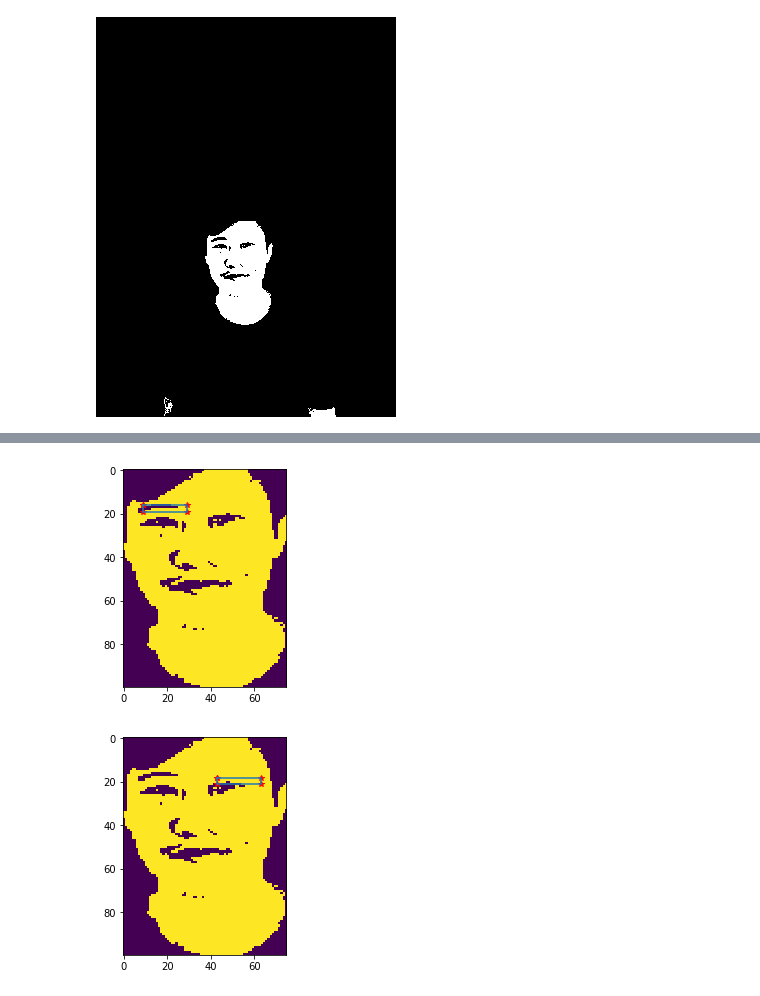
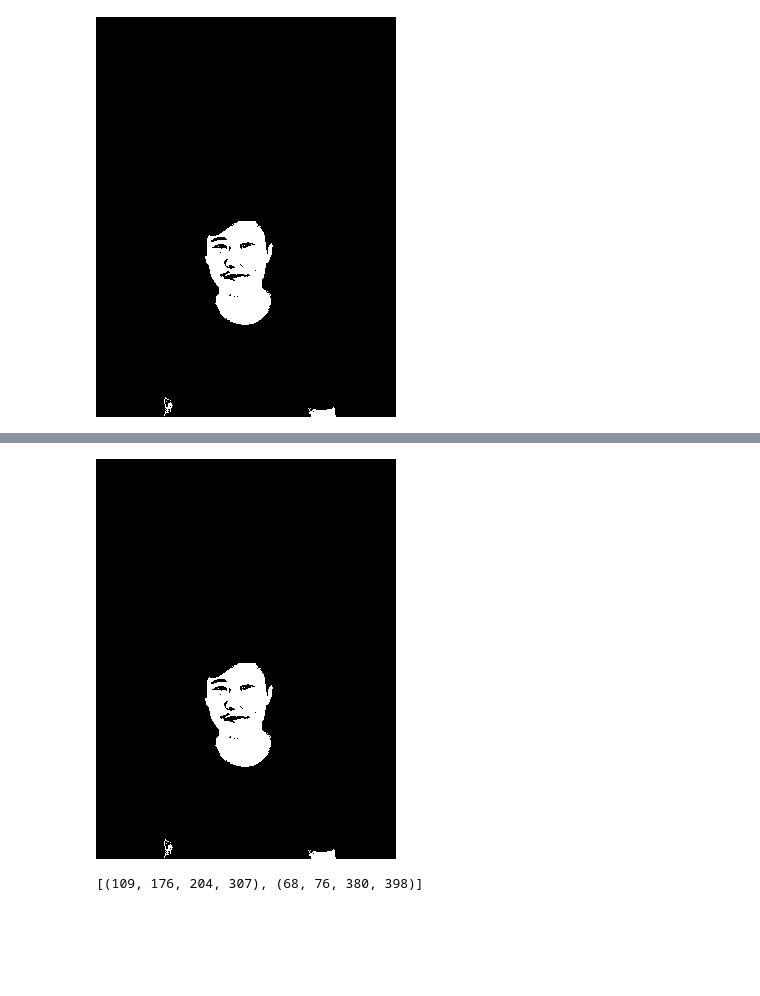
Before and after one commit to agusgun/IF4073-Pengcit, a Jupyter notebook: notebooks/Haar like features.ipynb, the cells around one changed output, grey strips where cells are left out. Saved outputs shown, nothing was run; the diff lists cells and outputs as text; code cells hidden in the pictures; blank space fills up the shorter version.

```diff
--- a/notebooks/Haar like features.ipynb
+++ b/notebooks/Haar like features.ipynb
@@ -302,16 +290,0 @@ def find_left_eyelash(image_face_arr, left_eye_left, left_eye_top, left_eye_righ
-# %%
-left_eyelash_position = find_left_eyelash(image_face_arr, left_eye_left_position, left_eye_top_position, left_eye_right_position)
-left_eyelash_left_position = left_eyelash_position[0][0]
-left_eyelash_top_position = left_eyelash_position[0][1]
-left_eyelash_right_position = left_eyelash_position[1][0]
-left_eyelash_bottom_position = left_eyelash_position[1][1]
-
-x = [left_eyelash_left_position, left_eyelash_right_position, left_eyelash_right_position, left_eyelash_left_position, left_eyelash_left_position]
-y = [left_eyelash_top_position, left_eyelash_top_position, left_eyelash_bottom_position, left_eyelash_bottom_position, left_eyelash_top_position]
-
-imshow(image_face_arr)
-plot(x, y, 'r*')
-plot(x, y)
-show()
-# %% [output]
-[figure, removed]
@@ -342,16 +291,8 @@ def find_right_eyelash(image_face_arr, right_eye_left, right_eye_top, right_eye_
-# %%
-right_eyelash_position = find_right_eyelash(image_face_arr, right_eye_left_position, right_eye_top_position, right_eye_right_position)
-right_eyelash_left_position = right_eyelash_position[0][0]
-right_eyelash_top_position = right_eyelash_position[0][1]
-right_eyelash_right_position = right_eyelash_position[1][0]
-right_eyelash_bottom_position = right_eyelash_position[1][1]
-
-x = [right_eyelash_left_position, right_eyelash_right_position, right_eyelash_right_position, right_eyelash_left_position, right_eyelash_left_position]
-y = [right_eyelash_top_position, right_eyelash_top_position, right_eyelash_bottom_position, right_eyelash_bottom_position, right_eyelash_top_position]
-
-imshow(image_face_arr)
-plot(x, y, 'r*')
-plot(x, y)
-show()
-# %% [output]
-[figure, removed]
+# %%
+Image.fromarray(image_face)
+# %% [output]
+[figure, added]
+# %%
+ratio_filter_result
+# %% [output]
+[(109, 176, 204, 307), (68, 76, 380, 398)]
```
Also changed, not shown: parts of 29 cells of this notebook.
